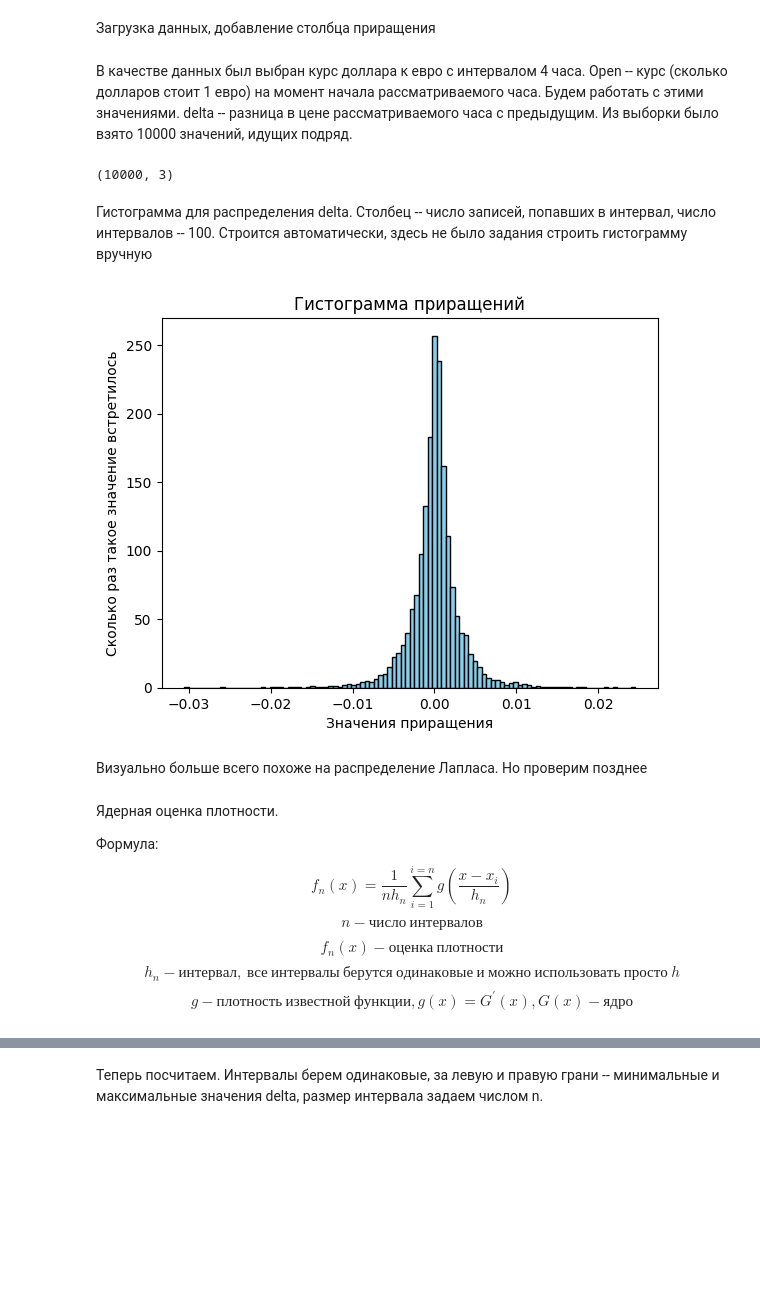
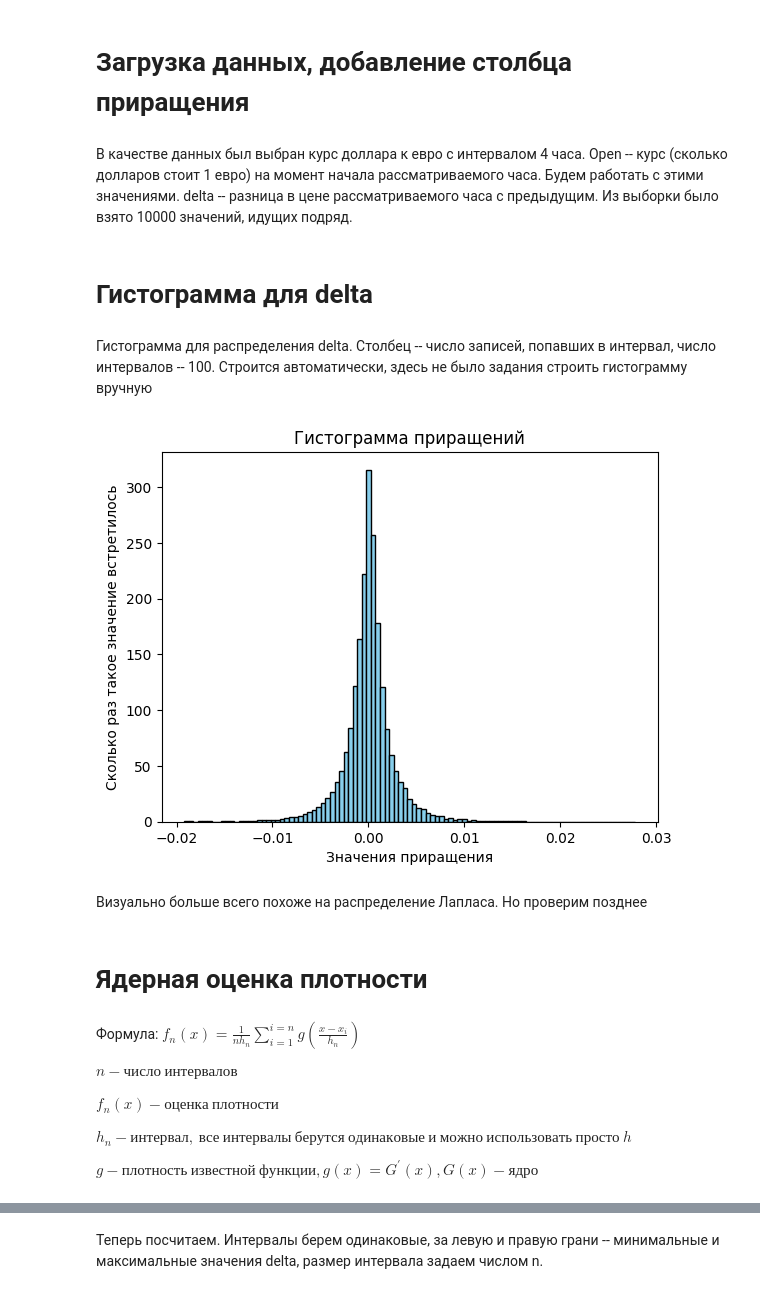
Before and after one commit to stamplevskiyd/statistics, a Jupyter notebook: main.ipynb, the cells around one changed output, grey strips where cells are left out. Cells and saved outputs as stored; diff of their text form; code cells hidden in the pictures; blank space fills up the shorter version.

```diff
--- a/main.ipynb
+++ b/main.ipynb
@@ -3,7 +3,7 @@ import numpy as np
 import pandas as pd
 import matplotlib.pyplot as plt
 # %% [markdown]
-Загрузка данных, добавление столбца приращения
+# Загрузка данных, добавление столбца приращения
 # %% [markdown]
 В качестве данных был выбран курс доллара к евро с интервалом 4 часа.
 Open -- курс (сколько долларов стоит 1 евро) на момент начала рассматриваемого часа. Будем работать с этими значениями.
@@ -13,41 +13,49 @@ currency_data: pd.DataFrame = pd.read_csv("EURUSD_H4.csv", sep="\t", usecols=["T
 currency_data["delta"] = currency_data["Open"].shift(1) - currency_data["Open"]
 currency_data = currency_data.fillna(value=0)
 
-currency_data = currency_data.iloc[2500:12500]
-print(currency_data.shape)
+# Перемешаем delta
+currency_data = currency_data.iloc[np.random.permutation(len(currency_data))]
+
+data: np.ndarray = currency_data["delta"].iloc[:2500]
-# %% [output]
-(10000, 3)
+# %% [markdown]
+# Гистограмма для delta
 # %% [markdown]
 Гистограмма для распределения delta. Столбец -- число записей, попавших в интервал, число интервалов -- 100.
 Строится автоматически, здесь не было задания строить гистограмму вручную
 # %%
+segments_count: int = 100
+delta_min: float = np.min(data)
+delta_max: float = np.max(data)
 
+intervals: np.ndarray = np.linspace(delta_min, delta_max, segments_count)
 
-# Plotting a basic histogram
-plt.hist(currency_data["delta"], bins=100, color='skyblue', edgecolor='black', density=True)
+plt.hist(currency_data["delta"], bins=intervals, color='skyblue', edgecolor='black', density=True)
 # density -- нормировка, чтобы сумма площадей столбцов была равна 1
 
 # Adding labels and title
 plt.xlabel('Значения приращения')
 plt.ylabel('Сколько раз такое значение встретилось')
 plt.title('Гистограмма приращений')
 
 # Display the plot
 plt.show()
 # %% [output]
-[figure, old version]
+[figure, new version]
 # %% [markdown]
 Визуально больше всего похоже на распределение Лапласа. Но проверим позднее
+# %% [markdown]
+# Ядерная оценка плотности
 # %% [markdown]
-Ядерная оценка плотности.
+Формула:
+$f_n(x) = \frac{1}{nh_n} \sum_{i=1}^{i=n}g(\frac{x-x_i}{h_n})$
 
-Формула:
-$$f_n(x) = \frac{1}{nh_n} \sum_{i=1}^{i=n}g(\frac{x-x_i}{h_n})$$
+$n -число \ интервалов$
 
-$$n -число \ интервалов$$
-$$f_n(x) -оценка \ плотности$$
-$$h_n -интервал, \ все \ интервалы \ берутся \ одинаковые \ и \ можно \ использовать \ просто \ h$$
-$$g - плотность \ известной \ функции, g(x) = G^'(x), G(x) - ядро$$
+$f_n(x) -оценка \ плотности$
+
+$h_n -интервал, \ все \ интервалы \ берутся \ одинаковые \ и \ можно \ использовать \ просто \ h$
+
+$g - плотность \ известной \ функции, g(x) = G^'(x), G(x) - ядро$
 # %% [markdown]
 В курсе упоминалось, что в качестве G часто берут стандартную нормальную функцию распределения. Начнем с нее же.
 
```
Also changed, not shown: parts of 12 cells of this notebook, 1 other file.
